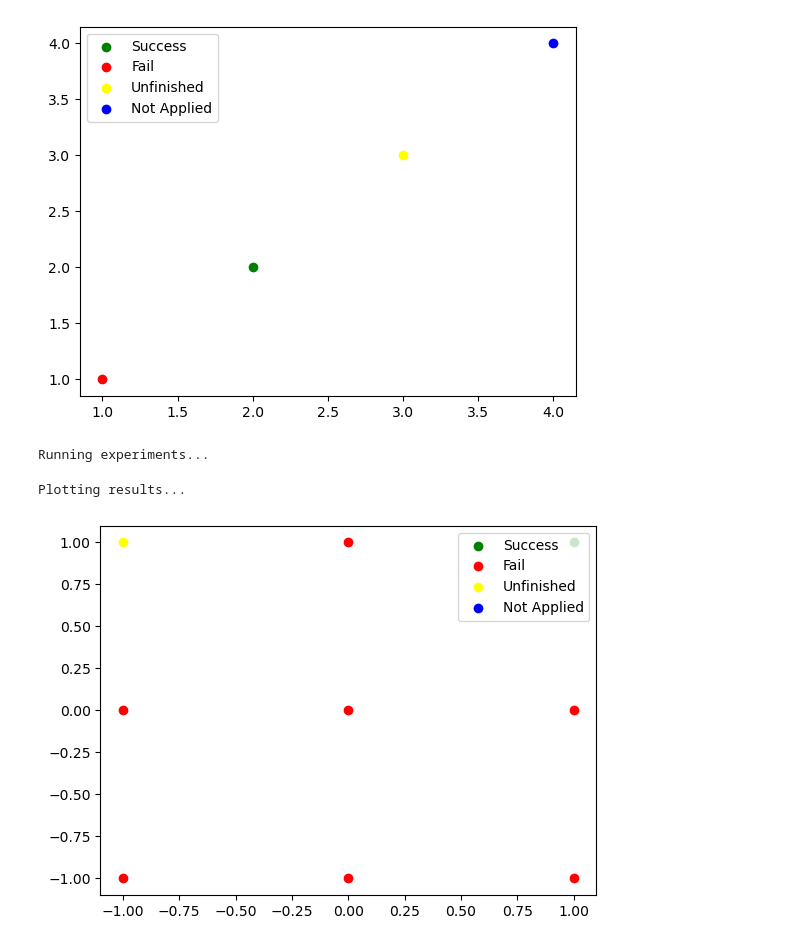
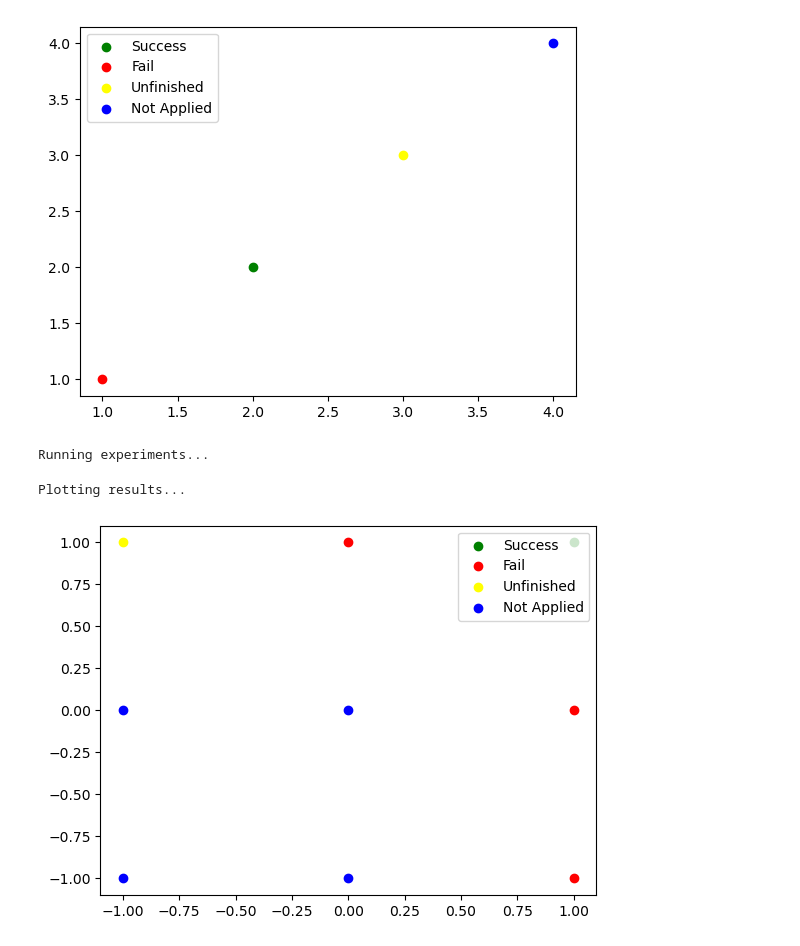
Before and after one commit to yosefgoren/Introduction-to-Software-Verification-236342, a Jupyter notebook: Homework_1/trails/q1.ipynb, the cells around one changed output. Cells and saved outputs as stored; diff of their text form; code cells hidden in the pictures.

```diff
--- a/Homework_1/trails/q1.ipynb
+++ b/Homework_1/trails/q1.ipynb
@@ -18,19 +18,18 @@ Plotting results...
 # %%
 def foo(x, y):
 	while x < 0 and y > 0:
 		pass
 	return 2*x, 2*y
-# pre_condition = lambda x,y: x > 0 or y > 0
-pre_condition = lambda x,y: True
+pre_condition = lambda x,y: x > 0 or y > 0
 post_condition = lambda x,y: x > 0 and y > 0
 
 results = runGrid(foo, pre_condition, post_condition, n=1)
 
 plotResults(results)
 # %% [output]
 Running experiments...
 Plotting results...
-[figure, old version]
+[figure, new version]
 # %%
 from q1 import Program_1
 # %%
```
Also changed, not shown: parts of 5 cells of this notebook, 4 other files.
